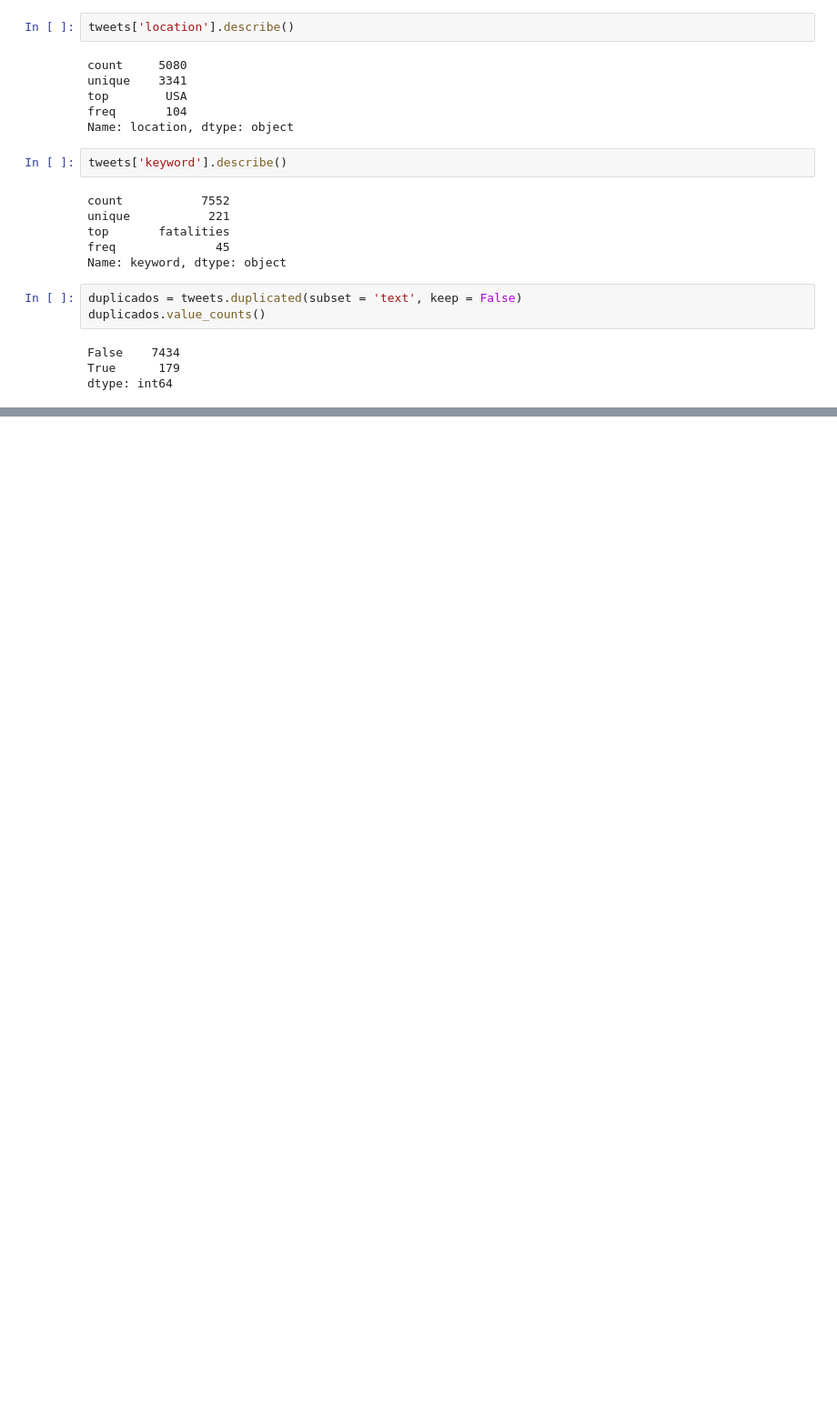
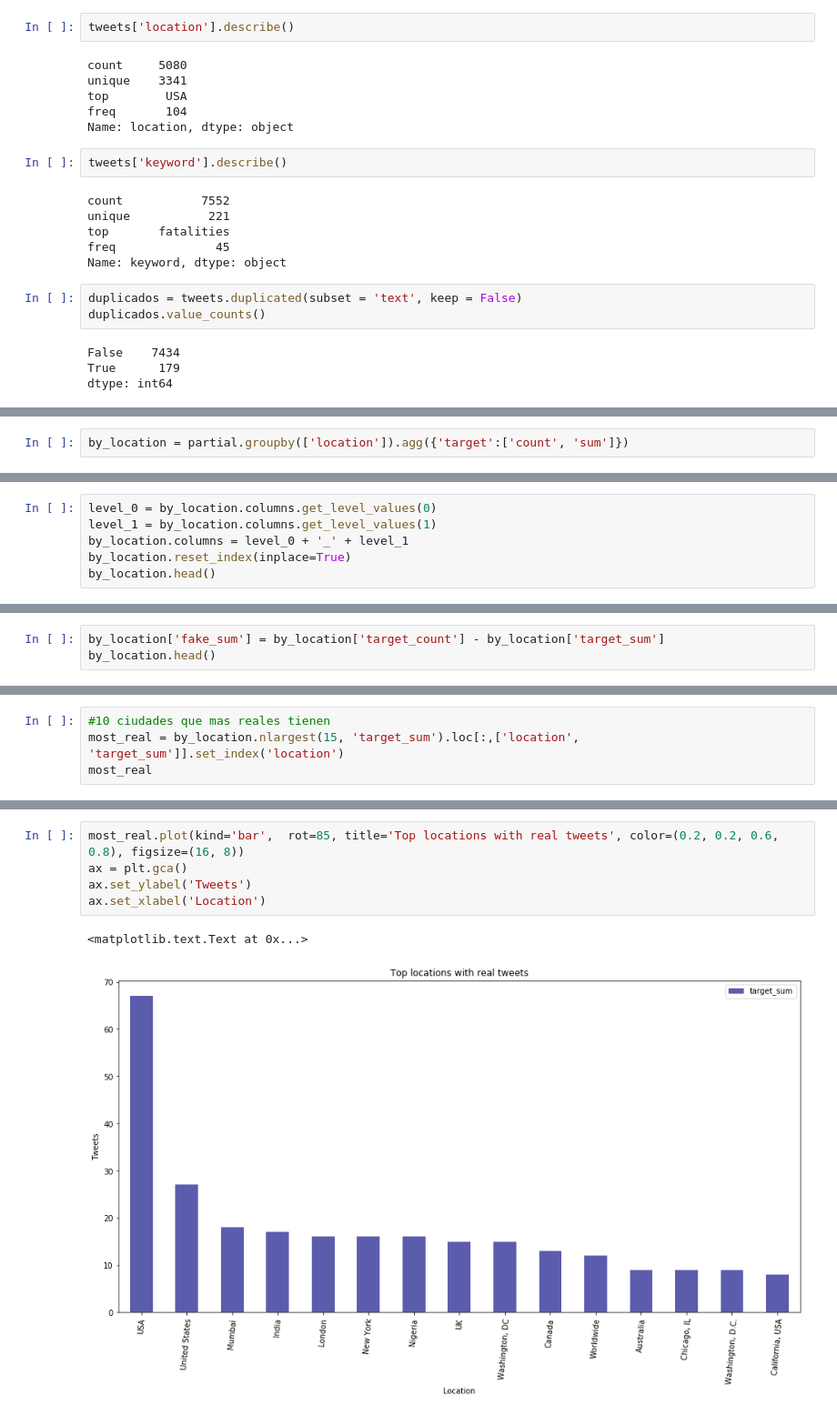
Before and after one commit to milemarchese/OrganizacionDeDatos, a Jupyter notebook: Análisis Exploratorio.ipynb, the cells around one changed output, grey strips where cells are left out. Shown at 91% size. Cells and saved outputs as stored; diff of their text form; blank space fills up the shorter version.

Commit message:
ciudades con mas reales/falsos, personas mas mencionadas

```diff
--- a/Análisis Exploratorio.ipynb
+++ b/Análisis Exploratorio.ipynb
@@ -82,0 +108,2 @@ memory usage: 261.4+ KB
+# %%
+by_location = partial.groupby(['location']).agg({'target':['count', 'sum']})
@@ -82,0 +121,6 @@ memory usage: 261.4+ KB
+# %%
+level_0 = by_location.columns.get_level_values(0)
+level_1 = by_location.columns.get_level_values(1)
+by_location.columns = level_0 + '_' + level_1
+by_location.reset_index(inplace=True)
+by_location.head()
@@ -82,0 +134,3 @@ memory usage: 261.4+ KB
+# %%
+by_location['fake_sum'] = by_location['target_count'] - by_location['target_sum']
+by_location.head()
@@ -82,0 +198,4 @@ memory usage: 261.4+ KB
+# %%
+#10 ciudades que mas reales tienen
+most_real = by_location.nlargest(15, 'target_sum').loc[:,['location', 'target_sum']].set_index('location')
+most_real
@@ -82,0 +220,8 @@ memory usage: 261.4+ KB
+# %%
+most_real.plot(kind='bar',  rot=85, title='Top locations with real tweets', color=(0.2, 0.2, 0.6, 0.8), figsize=(16, 8))
+ax = plt.gca()
+ax.set_ylabel('Tweets')
+ax.set_xlabel('Location')
+# %% [output]
+<matplotlib.text.Text at 0x...>
+[figure, added]
```
Also changed, not shown: parts of 28 cells of this notebook.
